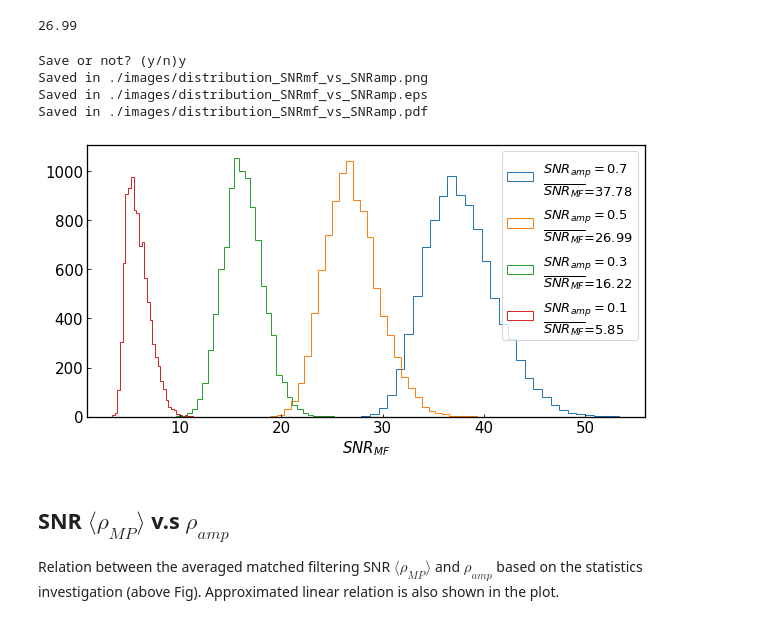
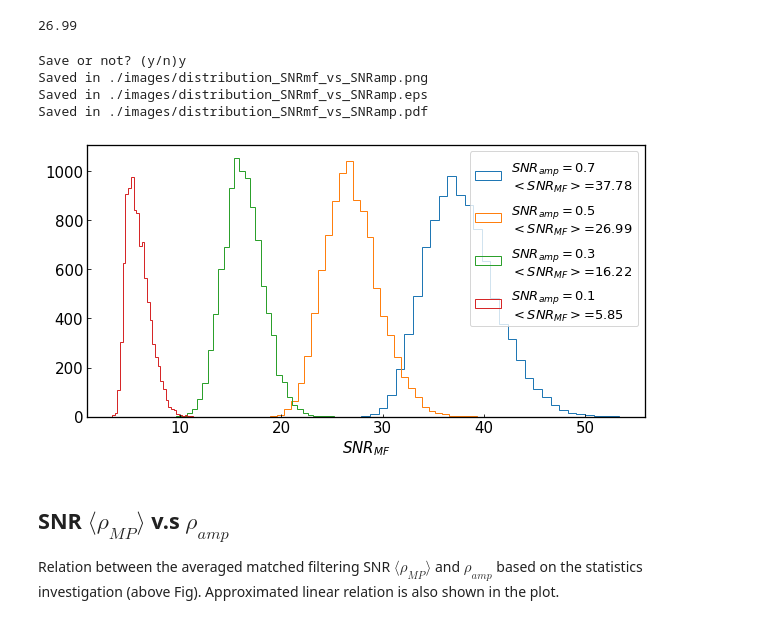
Before and after one commit to iphysresearch/Python4GW, a Jupyter notebook: PLOT.ipynb, the cells around one changed output. Saved outputs shown, nothing was run; the diff lists cells and outputs as text; code cells hidden in the pictures.

Commit message:
Update PLOT for review

```diff
--- a/PLOT.ipynb
+++ b/PLOT.ipynb
@@ -248,34 +252,34 @@ print('%.2f' %tt)
 # %%
 snr_mf = np.load('./images/data/test_mf_dict.npy').tolist()
 
 plt.figure(figsize=(10,5))
 ll = int(np.mean(snr_mf['70'])*100)/100
-plt.hist(snr_mf['70'], histtype='step', bins=30, label = r'$SNR_{amp}=0.7$'+'\n'+r'$\overline{SNR_{MF}}$=%.2f' %ll )
+plt.hist(snr_mf['70'], histtype='step', bins=30, label = r'$SNR_{amp}=0.7$'+'\n'+r'$<SNR_{MF}>$=%.2f' %ll )
 ll = int(np.mean(snr_mf['50'])*100)/100
-plt.hist(snr_mf['50'], histtype='step', bins=30, label = r'$SNR_{amp}=0.5$'+'\n'+r'$\overline{SNR_{MF}}$=%.2f' %ll )
+plt.hist(snr_mf['50'], histtype='step', bins=30, label = r'$SNR_{amp}=0.5$'+'\n'+r'$<SNR_{MF}>$=%.2f' %ll )
 ll = int(np.mean(snr_mf['30'])*100)/100
-plt.hist(snr_mf['30'], histtype='step', bins=30, label = r'$SNR_{amp}=0.3$'+'\n'+r'$\overline{SNR_{MF}}$=%.2f' %ll )
+plt.hist(snr_mf['30'], histtype='step', bins=30, label = r'$SNR_{amp}=0.3$'+'\n'+r'$<SNR_{MF}>$=%.2f' %ll )
 ll = int(np.mean(snr_mf['10'])*100)/100
-plt.hist(snr_mf['10'], histtype='step', bins=30, label = r'$SNR_{amp}=0.1$'+'\n'+r'$\overline{SNR_{MF}}$=%.2f' %ll )
+plt.hist(snr_mf['10'], histtype='step', bins=30, label = r'$SNR_{amp}=0.1$'+'\n'+r'$<SNR_{MF}>$=%.2f' %ll )
 
 plt.xlabel(r'$SNR_{MF}$')
 plt.legend(loc='upper right')
 
 if input('Save or not? (y/n)') == 'y':
     save_address = './images/'
     name = 'distribution_SNRmf_vs_SNRamp'
     for imgtype in ['.png','.eps','.pdf']:
         plt.savefig(save_address + name + imgtype, dpi = 300, bbox_inches = 'tight')
         print('Saved in '+save_address+ name + imgtype)
 else:
     pass
 plt.show()
 # %% [output]
 Save or not? (y/n)y
 Saved in ./images/distribution_SNRmf_vs_SNRamp.png
 Saved in ./images/distribution_SNRmf_vs_SNRamp.eps
 Saved in ./images/distribution_SNRmf_vs_SNRamp.pdf
-[figure, old version]
+[figure, new version]
 # %% [markdown]
 ## SNR $\langle\rho_{MP}\rangle$ v.s $\rho_{amp}$
 
```
Also changed, not shown: parts of 2 cells of this notebook, 8 other files.
